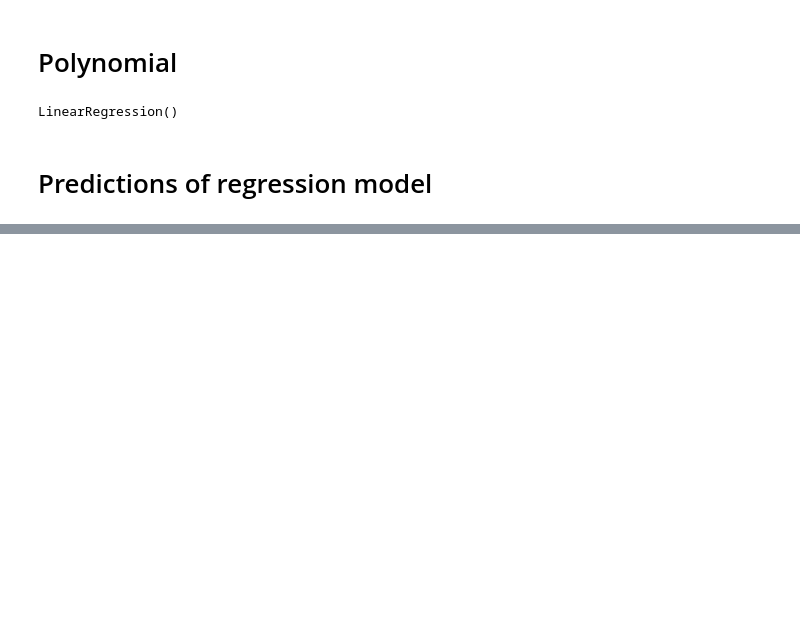
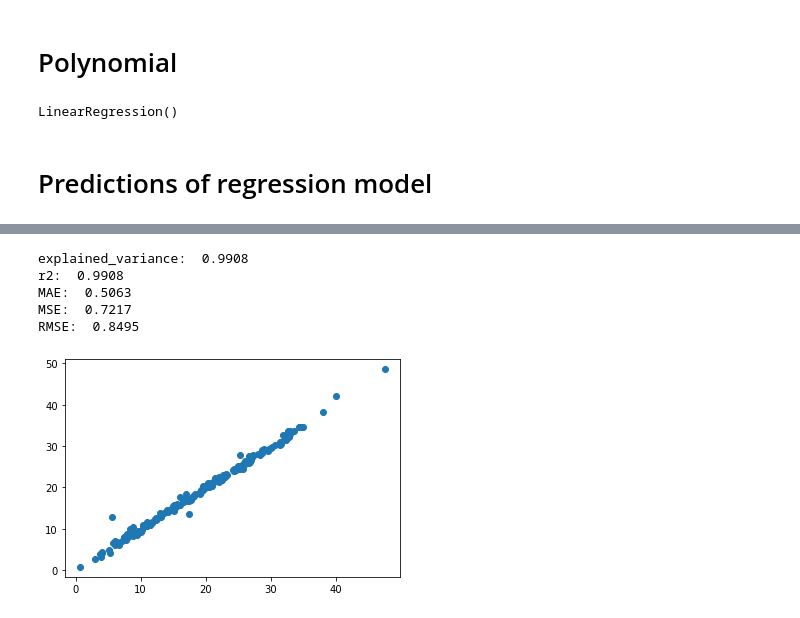
Before and after one commit to Wilmo95/regression-body-fat, a Jupyter notebook: body-fat-prediction.ipynb, the cells around one changed output, grey strips where cells are left out. Drawn from its saved outputs; the diff is of its cells as text; code cells hidden in the pictures; blank space fills up the shorter version.

```diff
--- a/body-fat-prediction.ipynb
+++ b/body-fat-prediction.ipynb
@@ -565,0 +410,13 @@ print(tree.export_text(model_tree, feature_names=X_train.columns.to_list()))
+# %%
+regression_results(y_train, pred_2deg_train)
+
+fig, ax = plt.subplots()
+ax.scatter(y_train, pred_2deg_train)
+plt.show()
+# %% [output]
+explained_variance:  0.9908
+r2:  0.9908
+MAE:  0.5063
+MSE:  0.7217
+RMSE:  0.8495
+[figure, added]
```
Also changed, not shown: parts of 55 cells of this notebook.
